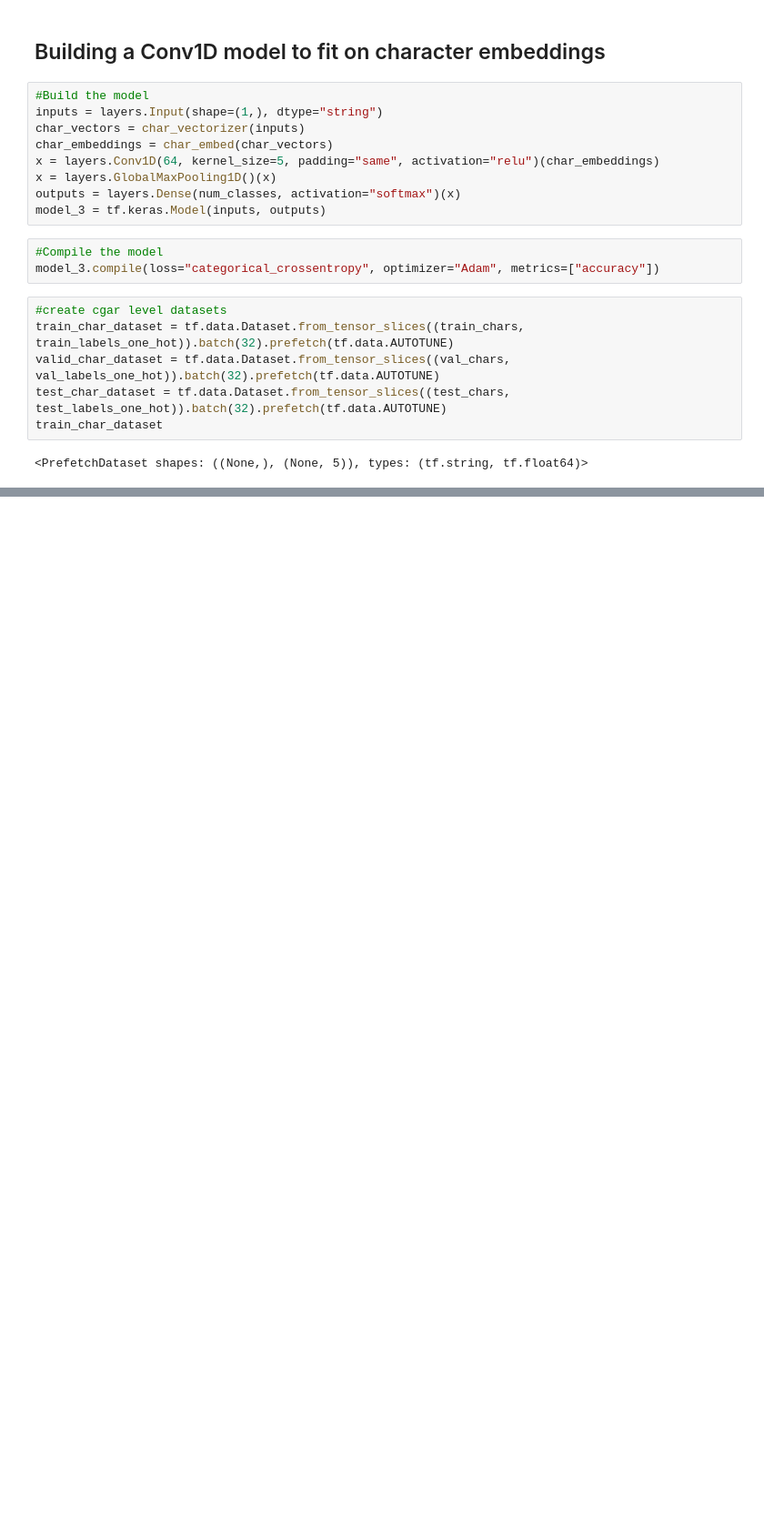
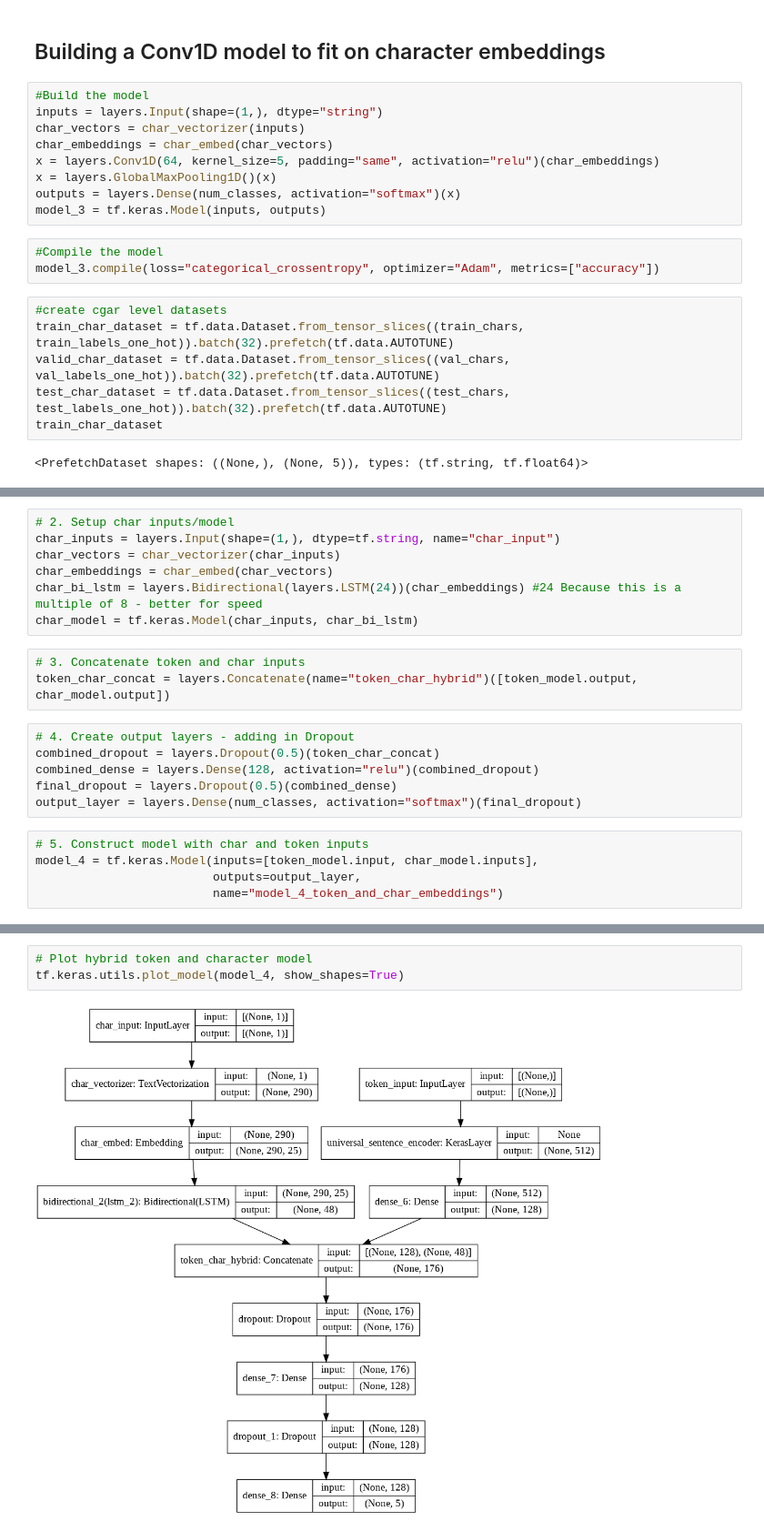
Before and after one commit to schauppi/Udemy_TensorFlow_Developer, a Jupyter notebook: Abschnitt_9_SkimLit/09_SkimLit_nlp_milestone_project_2.ipynb, the cells around one changed output, grey strips where cells are left out. Shown: that part at 91% size. Saved outputs shown, nothing was run; the diff lists cells and outputs as text; blank space fills up the shorter version.

```diff
--- a/Abschnitt_9_SkimLit/09_SkimLit_nlp_milestone_project_2.ipynb
+++ b/Abschnitt_9_SkimLit/09_SkimLit_nlp_milestone_project_2.ipynb
@@ -913,0 +922,21 @@ model_3_results
+# %%
+# 2. Setup char inputs/model
+char_inputs = layers.Input(shape=(1,), dtype=tf.string, name="char_input")
+char_vectors = char_vectorizer(char_inputs)
+char_embeddings = char_embed(char_vectors)
+char_bi_lstm = layers.Bidirectional(layers.LSTM(24))(char_embeddings) #24 Because this is a multiple of 8 - better for speed
+char_model = tf.keras.Model(char_inputs, char_bi_lstm)
+# %%
+# 3. Concatenate token and char inputs
+token_char_concat = layers.Concatenate(name="token_char_hybrid")([token_model.output, char_model.output])
+# %%
+# 4. Create output layers - adding in Dropout
+combined_dropout = layers.Dropout(0.5)(token_char_concat)
+combined_dense = layers.Dense(128, activation="relu")(combined_dropout)
+final_dropout = layers.Dropout(0.5)(combined_dense)
+output_layer = layers.Dense(num_classes, activation="softmax")(final_dropout)
+# %%
+# 5. Construct model with char and token inputs
+model_4 = tf.keras.Model(inputs=[token_model.input, char_model.inputs],
+                         outputs=output_layer,
+                         name="model_4_token_and_char_embeddings")
@@ -913,0 +963,5 @@ model_3_results
+# %%
+# Plot hybrid token and character model
+tf.keras.utils.plot_model(model_4, show_shapes=True)
+# %% [output]
+[figure, added]
```
Also changed, not shown: parts of 37 cells of this notebook.
